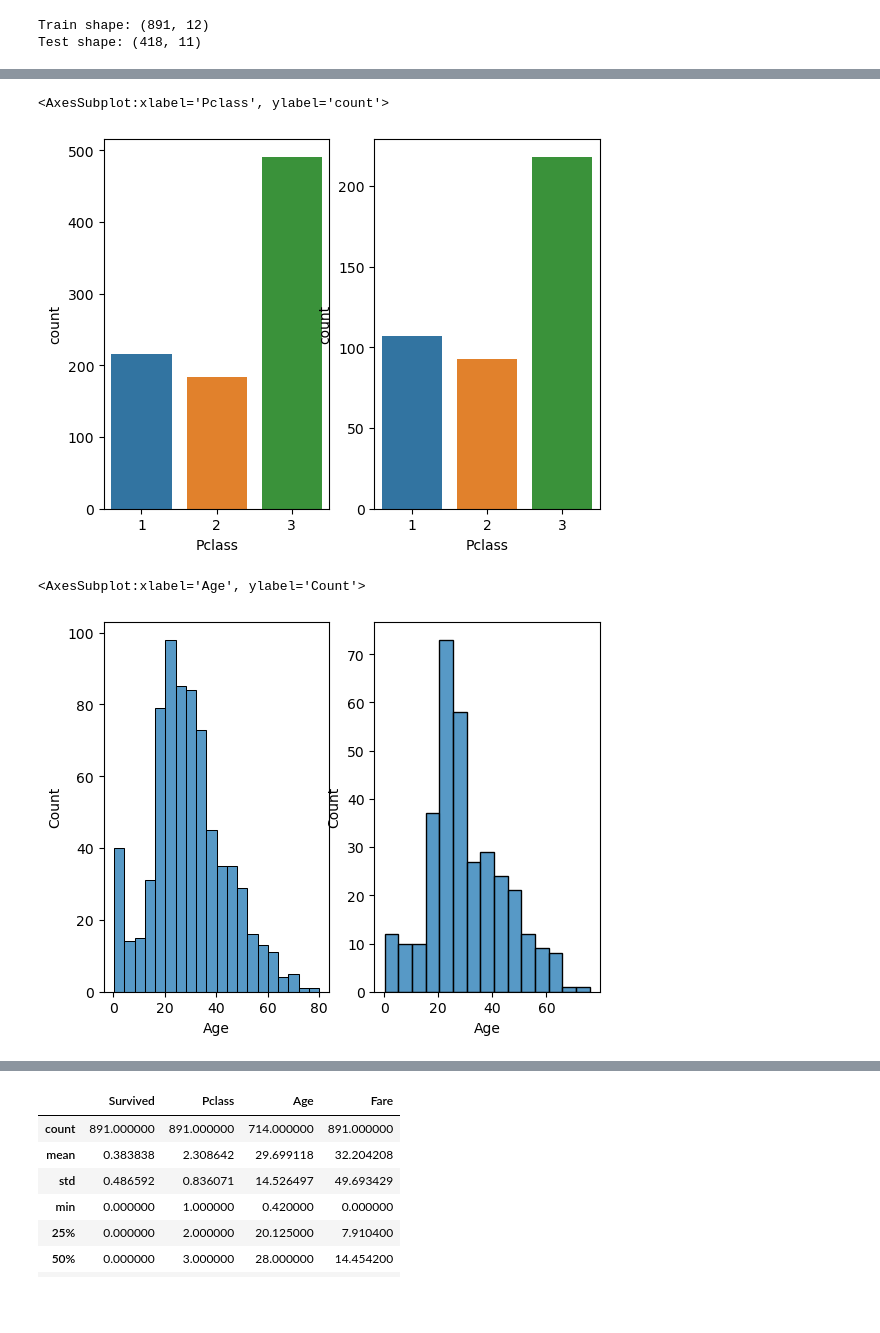
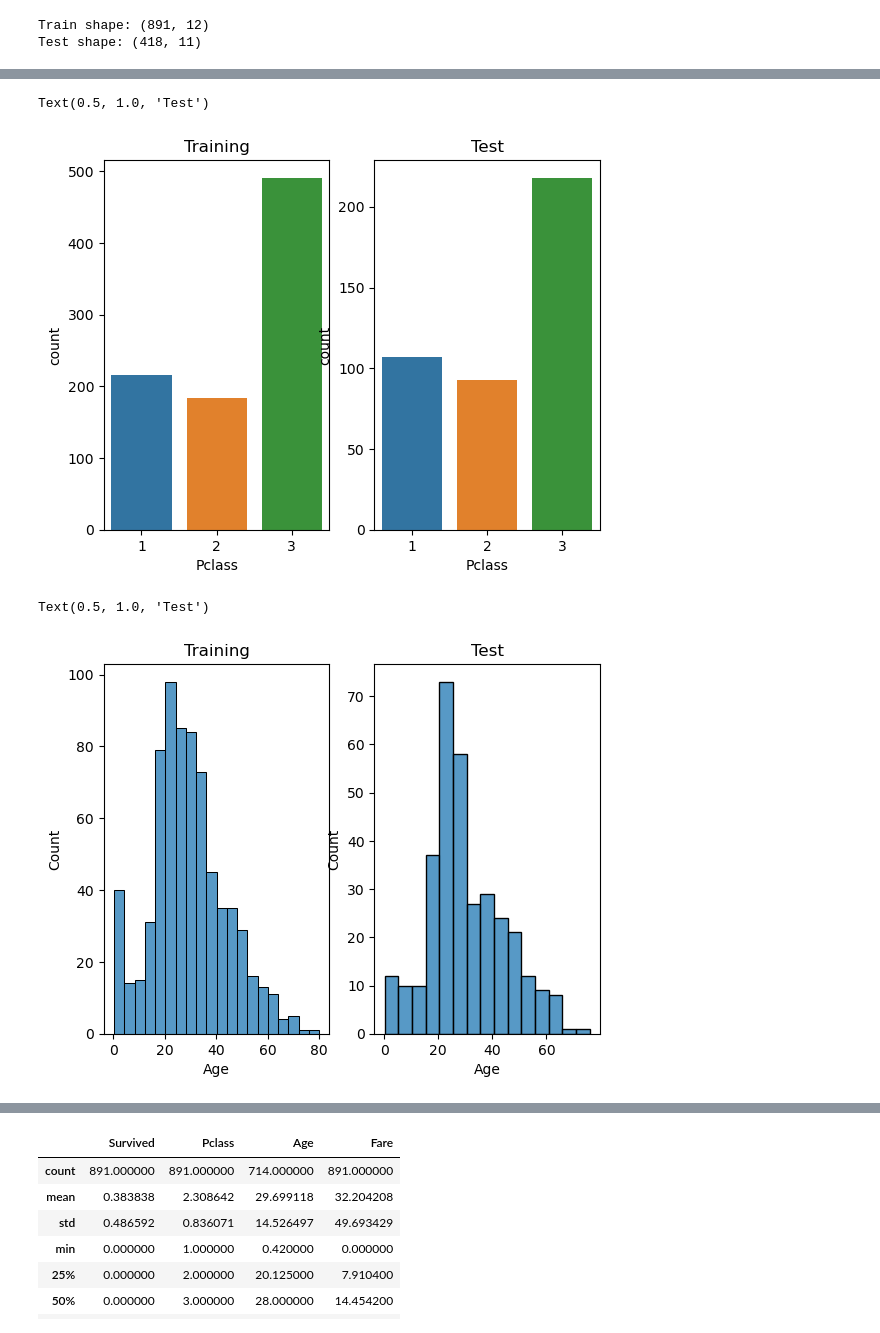
Before and after one commit to cmason30/Deep-Learning-Projects, a Jupyter notebook: kaggle/titanic/titanic-kaggle.ipynb, the cells around one changed output, grey strips where cells are left out. Drawn from its saved outputs; the diff is of its cells as text; code cells hidden in the pictures; blank space fills up the shorter version.

```diff
--- a/kaggle/titanic/titanic-kaggle.ipynb
+++ b/kaggle/titanic/titanic-kaggle.ipynb
@@ -50,17 +54,21 @@ sns.countplot(x='Sex', data=test, ax=ax[1])
 # %%
 fig, ax =plt.subplots(1,2)
 sns.countplot(x='Pclass', data=train, ax=ax[0])
 sns.countplot(x='Pclass', data=test, ax=ax[1])
+ax[0].set_title("Training")
+ax[1].set_title("Test")
 # %% [output]
-<AxesSubplot:xlabel='Pclass', ylabel='count'>
+Text(0.5, 1.0, 'Test')
-[figure, old version]
+[figure, new version]
 # %%
 fig, ax =plt.subplots(1,2)
 sns.histplot(x='Age', data=train, ax=ax[0])
 sns.histplot(x='Age', data=test, ax=ax[1])
+ax[0].set_title("Training")
+ax[1].set_title("Test")
 # %% [output]
-<AxesSubplot:xlabel='Age', ylabel='Count'>
+Text(0.5, 1.0, 'Test')
-[figure, old version]
+[figure, new version]
 # %%
 fig, ax =plt.subplots(1,2)
 sns.histplot(x='Fare', data=train, ax=ax[0])
```
Also changed, not shown: parts of 14 cells of this notebook.
